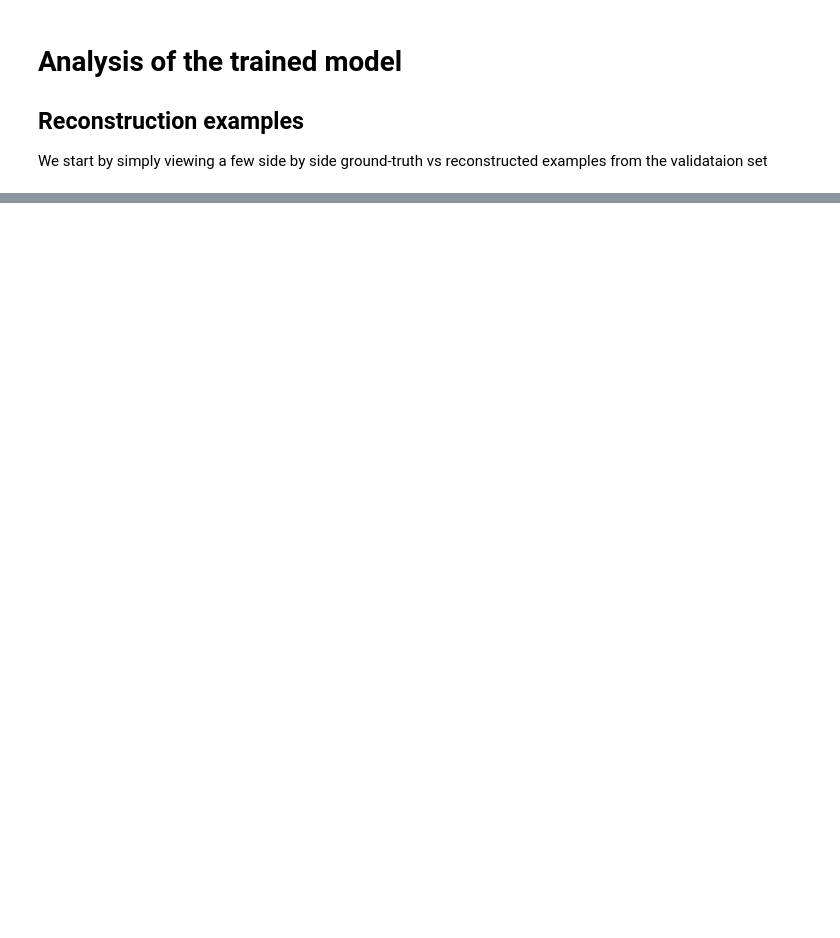
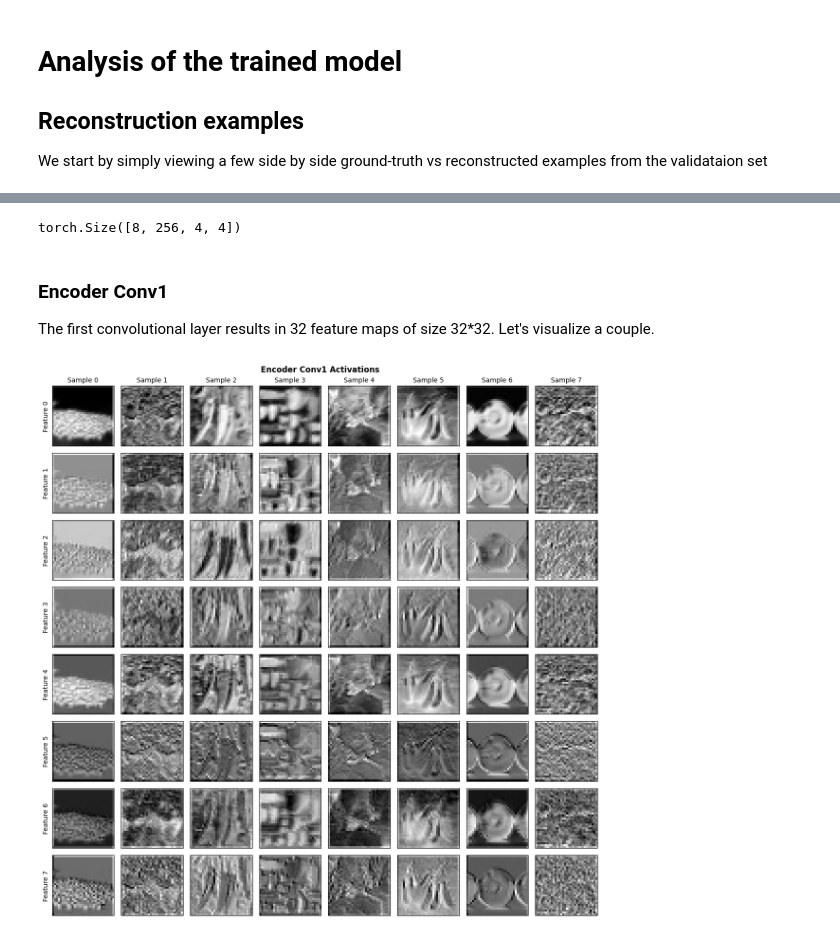
Before and after one commit to frederikdammeier/unipd-cognition-computation, a Jupyter notebook: main.ipynb, the cells around one changed output, grey strips where cells are left out. Saved outputs shown, nothing was run; the diff lists cells and outputs as text; code cells hidden in the pictures; blank space fills up the shorter version.

Commit message:
intermediate save

```diff
--- a/main.ipynb
+++ b/main.ipynb
@@ -290,0 +285,22 @@ Note that the model itself is not aware of the categories in the dataset. Those
+# %%
+# Utility class to capture intermediate activations from a model
+from src.intermediate_activation_capture import IntermediateActivationCapture
+
+capturer = IntermediateActivationCapture(vae)
+results = capturer.capture_inference(imgs, device='cpu')
+
+print(results["encoder_activations"]["encoder_conv4"].shape)
+# %% [output]
+torch.Size([8, 256, 4, 4])
+# %% [markdown]
+### Encoder Conv1
+
+The first convolutional layer results in 32 feature maps of size 32*32. Let's visualize a couple.
+# %%
+from src.utils import visualize_activation_maps
+
+# Visualize first 8 feature maps
+fig1 = visualize_activation_maps(results["encoder_activations"]["encoder_conv1"], n_maps=8, cmap='gray', title="Encoder Conv1 Activations")
+plt.show()
+# %% [output]
+[figure, added]
```
Also changed, not shown: parts of 24 cells of this notebook, 3 other files.
